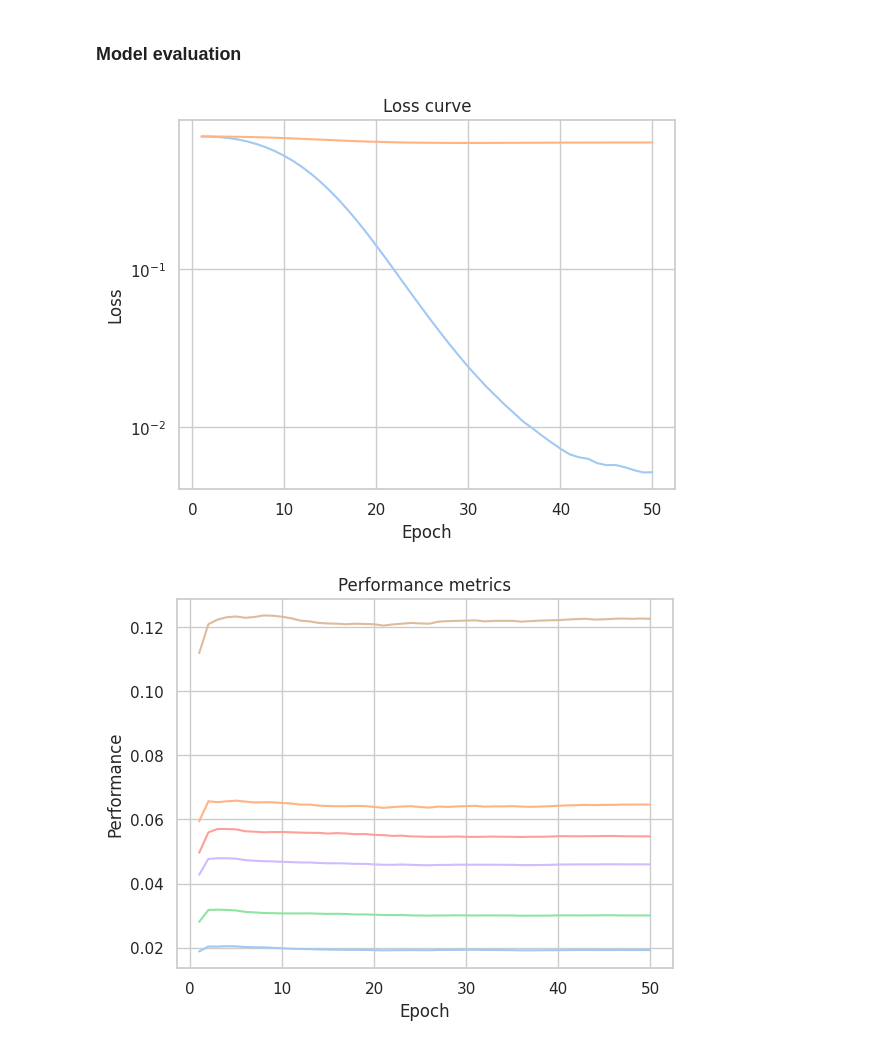
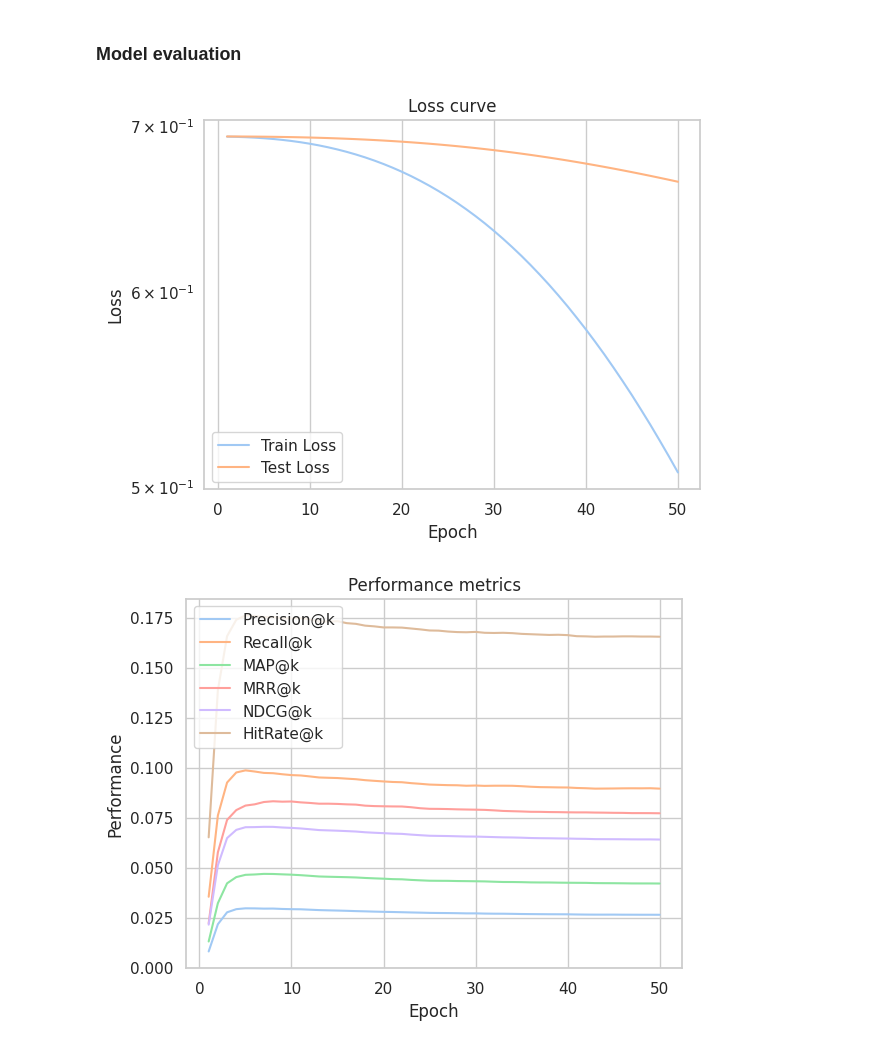
Before and after one commit to eutopia-collaboration-recommender/ecr-recommender, a Jupyter notebook: notebooks/model_A.ipynb, the cells around one changed output. Drawn from its saved outputs; the diff is of its cells as text; code cells hidden in the pictures.

```diff
--- a/notebooks/model_A.ipynb
+++ b/notebooks/model_A.ipynb
@@ -51,15 +50,15 @@ from util.homogeneous.train import (
 # Model name
 model_name = 'A'
 # Dataset save filepath
-dataset_save_filepath = '../data/dataset_homogeneous.pkl'
+dataset_save_filepath = '../data/dataset_homogeneous_base.pkl'
 # Device name
 device = 'cpu'
 
 # Model configuration
 model_config = dict(
-    hidden_channels=64,
-    learning_rate=1e-2,
-    num_layers=2,
+    hidden_channels=128,
+    learning_rate=1e-3,
+    num_layers=4,
     num_epochs=50,
     num_recommendations=10
 )
@@ -127,6 +126,7 @@ class ModelEuCoA(ModelEuCoHM):
                             pos_edge_rank: Tensor,
                             neg_edge_rank: Tensor,
                             node_id: Optional[Tensor] = None,
+                            edge_weight: Optional[Tensor] = None,
                             lambda_reg: float = 1e-4) -> Tensor:
         return self.model.recommendation_loss(pos_edge_rank=pos_edge_rank,
                                               neg_edge_rank=neg_edge_rank,
@@ -216,27 +216,29 @@ results_df.to_csv(f'../results/results_Model{model_name}.csv', index=False)
 # %%
 # Generate loss curve
 # Train loss
-sns.lineplot(data=results_df, x='Epoch', y='Train Loss')
+sns.lineplot(data=results_df, x='Epoch', y='Train Loss', errorbar=None)
 # Test loss
-sns.lineplot(data=results_df, x='Epoch', y='Test Loss')
+sns.lineplot(data=results_df, x='Epoch', y='Test Loss', errorbar=None)
 plt.xlabel('Epoch')
 plt.ylabel('Loss')
 plt.title('Loss curve')
 plt.yscale('log')
+plt.legend(['Train Loss', 'Test Loss'])
 plt.show()
 # %% [output]
-[figure, old version]
+[figure, new version]
 # %%
 # Generate evaluation metrics plot
-sns.lineplot(data=results_df, x='Epoch', y='Precision@k')
-sns.lineplot(data=results_df, x='Epoch', y='Recall@k')
-sns.lineplot(data=results_df, x='Epoch', y='MAP@k')
-sns.lineplot(data=results_df, x='Epoch', y='MRR@k')
-sns.lineplot(data=results_df, x='Epoch', y='NDCG@k')
-sns.lineplot(data=results_df, x='Epoch', y='HitRate@k')
+sns.lineplot(data=results_df, x='Epoch', y='Precision@k', errorbar=None)
+sns.lineplot(data=results_df, x='Epoch', y='Recall@k', errorbar=None)
+sns.lineplot(data=results_df, x='Epoch', y='MAP@k', errorbar=None)
+sns.lineplot(data=results_df, x='Epoch', y='MRR@k', errorbar=None)
+sns.lineplot(data=results_df, x='Epoch', y='NDCG@k', errorbar=None)
+sns.lineplot(data=results_df, x='Epoch', y='HitRate@k', errorbar=None)
 plt.xlabel('Epoch')
 plt.ylabel('Performance')
 plt.title('Performance metrics')
+plt.legend(['Precision@k', 'Recall@k', 'MAP@k', 'MRR@k', 'NDCG@k', 'HitRate@k'])
 plt.show()
 # %% [output]
-[figure, old version]
+[figure, new version]
```
Also changed, not shown: parts of 3 cells of this notebook, 18 other files.
